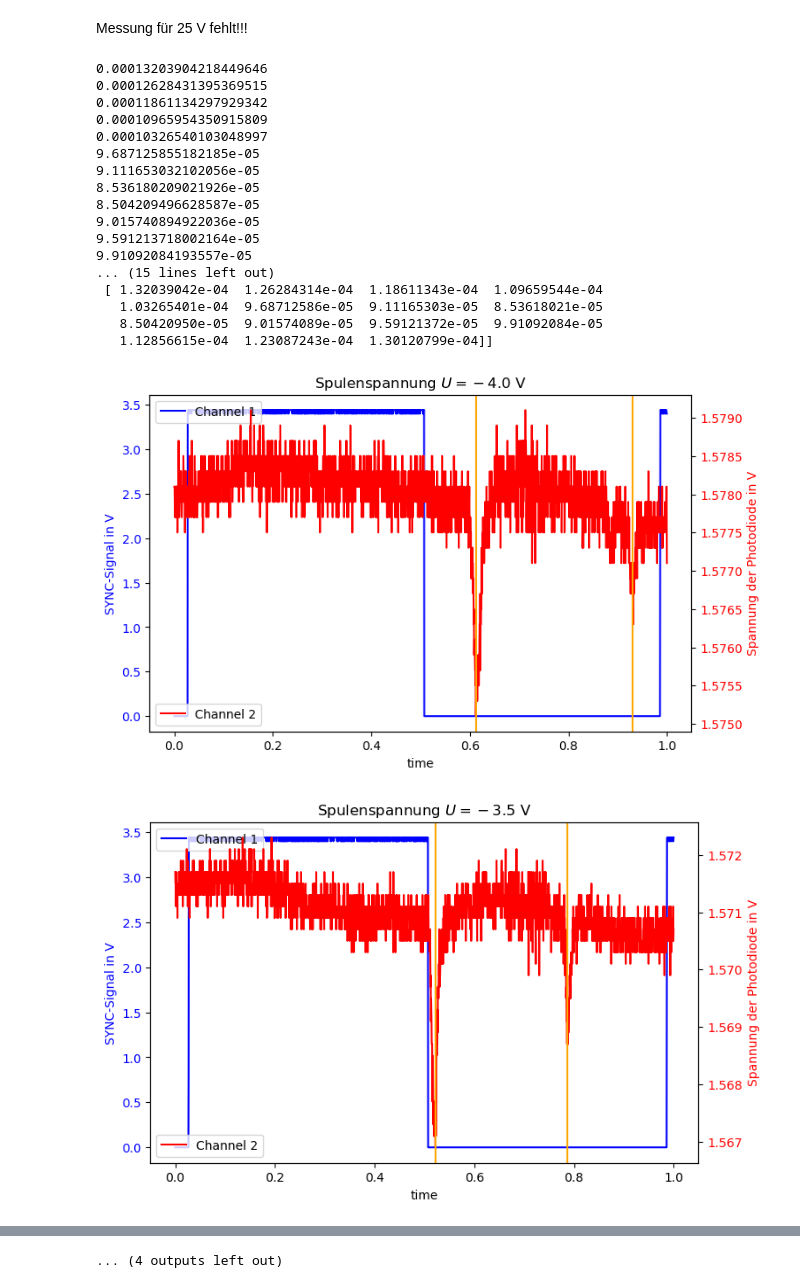
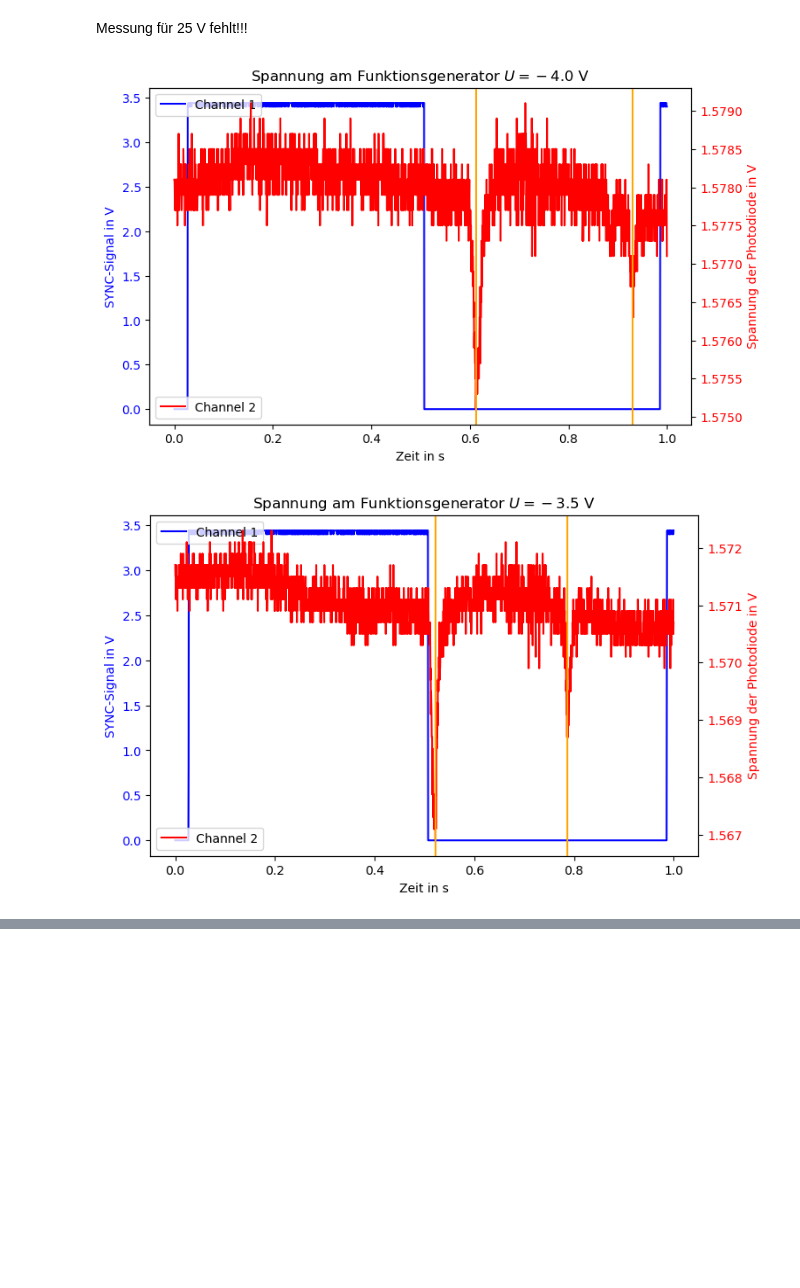
Before and after one commit to hannes-ebe/F-Prak-B, a Jupyter notebook: Optisches_Pumpen/frequenzsweep.ipynb, the cells around one changed output, grey strips where cells are left out. Saved outputs shown, nothing was run; the diff lists cells and outputs as text; code cells hidden in the pictures; blank space fills up the shorter version.

Commit message:
Frequenzsweep steht

```diff
--- a/Optisches_Pumpen/frequenzsweep.ipynb
+++ b/Optisches_Pumpen/frequenzsweep.ipynb
@@ -81,7 +81,7 @@ def find_flanke(y):
 
 def peak_func(feq,U,I,height,prominence,width,cut=(0,1)):
     '''Nutze die zwei niedrigsten Peaks'''
-    feq.plot(title=f'Spulenspannung $U={U}$ V',xlabel='time',ylabel1='SYNC-Signal in V',ylabel2='Spannung der Photodiode in V')
+    feq.plot(title=f'Spannung am Funktionsgenerator $U={U}$ V',xlabel='Zeit in s',ylabel1='SYNC-Signal in V',ylabel2='Spannung der Photodiode in V')
 
     # Daten auf den zu sehenden Sweep eingeschränkt.
     # Nutze die zwei niedrigsten Peaks.
@@ -100,52 +100,42 @@ def peak_func(feq,U,I,height,prominence,width,cut=(0,1)):
     # print(ch2[peaks])
 
     # peaks enthält Indizes bezogen auf Einschränkung auf Sweep
     len = flanken[1] - flanken[0] # Anzahl der Zeit-Schritte in einem Sweep
     freq = np.linspace(500e3,10e6,len) # entsprechende Frequenzschritte
 
     B = const.mu_0*helmholtz(N,r,0.5*I)  # Helmholtz gibt H zurück, nicht B
     Berr = const.mu_0*helmholtz(N,r,abs(0.02*I)+0.05)
-    print(Berr)
 
-    return np.array([B,freq[peaks][0],freq[peaks][1],Berr])
+    # print('Spannung: ',U)
+    # print(B*1e3)
+    # print(Berr*1e3)
+
+    # print(peaks)
+    ferr = 50/(flanken[1]-flanken[0])*(10e6-500e3)
+
+    plt.savefig(f'figures/frequenzsweep_{U}_V.pdf')
+
+    return np.array([B,freq[peaks][0],freq[peaks][1],Berr,ferr])
 
 peaks = []
 
 peaks.append(peak_func(sweep[0],-4.0,-1.63,-1.577,0.001,30,cut=(0,1)))
 peaks.append(peak_func(sweep[1],-3.5,-1.45,-1.569,0.002,20,cut=(0,1)))
 peaks.append(peak_func(sweep[2],-3.0,-1.21,-1.559,0.002,10,cut=(0,2)))
 peaks.append(peak_func(sweep[3],-2.5,-0.93,-1.5725,0.001,10,cut=(0,1)))
 peaks.append(peak_func(sweep[4],-2.0,-0.73,-1.564,0.001,10,cut=(0,1)))
 peaks.append(peak_func(sweep[5],-1.5,-0.53,-1.577,0.001,10,cut=(0,1)))
 peaks.append(peak_func(sweep[6],-1.0,-0.35,-1.577,0.005,10,cut=(0,1)))
 peaks.append(peak_func(sweep[7],-0.5,-0.17,-1.577,0.005,10,cut=(0,1)))
 peaks.append(peak_func(sweep[8],0.5,0.16,-1.577,0.005,10,cut=(0,1)))
 peaks.append(peak_func(sweep[9],1.0,0.32,-1.577,0.005,10,cut=(0,1)))
 peaks.append(peak_func(sweep[10],1.5,0.50,-1.577,0.005,10,cut=(0,1)))
 peaks.append(peak_func(sweep[11],2.0,0.60,-1.577,0.001,10,cut=(0,1)))
 peaks.append(peak_func(sweep[12],3.0,1.03,-1.580,0.001,10,cut=(0,1)))
 peaks.append(peak_func(sweep[13],3.5,1.35,-1.581,0.001,10,cut=(0,1)))
 peaks.append(peak_func(sweep[14],4.0,1.57,-1.5885,0.001,10,cut=(0,1)))
 
 peaks = np.array(peaks).T
-print(peaks)
 # %% [output]
-0.00013203904218449646
-0.00012628431395369515
-0.00011861134297929342
-0.00010965954350915809
-0.00010326540103048997
-9.687125855182185e-05
-9.111653032102056e-05
-8.536180209021926e-05
-8.504209496628587e-05
-9.015740894922036e-05
-9.591213718002164e-05
-9.91092084193557e-05
-... (15 lines left out)
- [ 1.32039042e-04  1.26284314e-04  1.18611343e-04  1.09659544e-04
-   1.03265401e-04  9.68712586e-05  9.11165303e-05  8.53618021e-05
-   8.50420950e-05  9.01574089e-05  9.59121372e-05  9.91092084e-05
-   1.12856615e-04  1.23087243e-04  1.30120799e-04]]
-[figure, old version]
+[figure, new version]
-[figure, old version]
+[figure, new version]
@@ -161 +150,0 @@ print(peaks)
-... (4 outputs left out)
```
Also changed, not shown: parts of 2 cells of this notebook.
